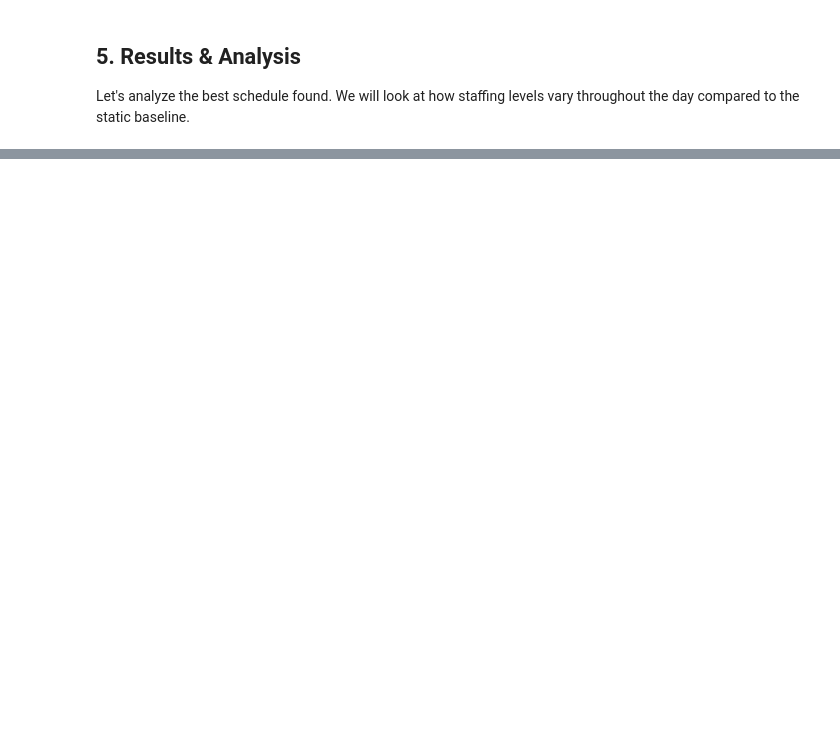
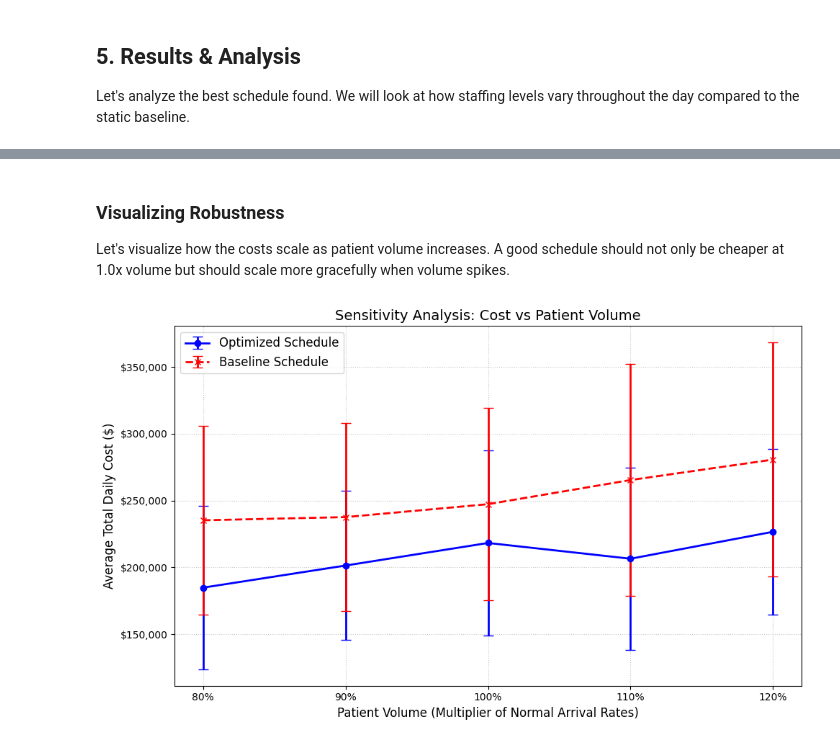
Before and after one commit to Sguler1a/Module-2-Hospital, a Jupyter notebook: simulation_optimization_walkthrough_verified.ipynb, the cells around one changed output, grey strips where cells are left out. Drawn from its saved outputs; the diff is of its cells as text; code cells hidden in the pictures; blank space fills up the shorter version.

```diff
--- a/simulation_optimization_walkthrough_verified.ipynb
+++ b/simulation_optimization_walkthrough_verified.ipynb
@@ -242,0 +374,35 @@ display(schedule_df)
+# %% [markdown]
+### Visualizing Robustness
+
+Let's visualize how the costs scale as patient volume increases. A good schedule should not only be cheaper at 1.0x volume but should scale more gracefully when volume spikes.
+# %%
+import matplotlib.pyplot as plt
+
+plt.figure(figsize=(10, 6))
+
+# Extract data
+x_vals = [f"{m*100:.0f}%" for m in multipliers_to_test]
+opt_avgs = [opt_results[m]['avg'] for m in multipliers_to_test]
+opt_errs = [opt_results[m]['std'] for m in multipliers_to_test]
+
+base_avgs = [base_results[m]['avg'] for m in multipliers_to_test]
+base_errs = [base_results[m]['std'] for m in multipliers_to_test]
+
+# Plot lines with error bands
+plt.errorbar(x_vals, opt_avgs, yerr=opt_errs, label='Optimized Schedule', marker='o', capsize=5,  linestyle='-', linewidth=2, color='blue')
+plt.errorbar(x_vals, base_avgs, yerr=base_errs, label='Baseline Schedule', marker='x', capsize=5, linestyle='--', linewidth=2, color='red')
+
+plt.title('Sensitivity Analysis: Cost vs Patient Volume', fontsize=14)
+plt.xlabel('Patient Volume (Multiplier of Normal Arrival Rates)', fontsize=12)
+plt.ylabel('Average Total Daily Cost (\$)', fontsize=12)
+plt.grid(True, linestyle=':', alpha=0.7)
+plt.legend(fontsize=12)
+
+# Format Y-axis with commas
+current_values = plt.gca().get_yticks()
+plt.gca().set_yticklabels(['${:,.0f}'.format(x) for x in current_values])
+
+plt.tight_layout()
+plt.show()
+# %% [output]
+[figure, added]
```
Also changed, not shown: parts of 9 cells of this notebook.
